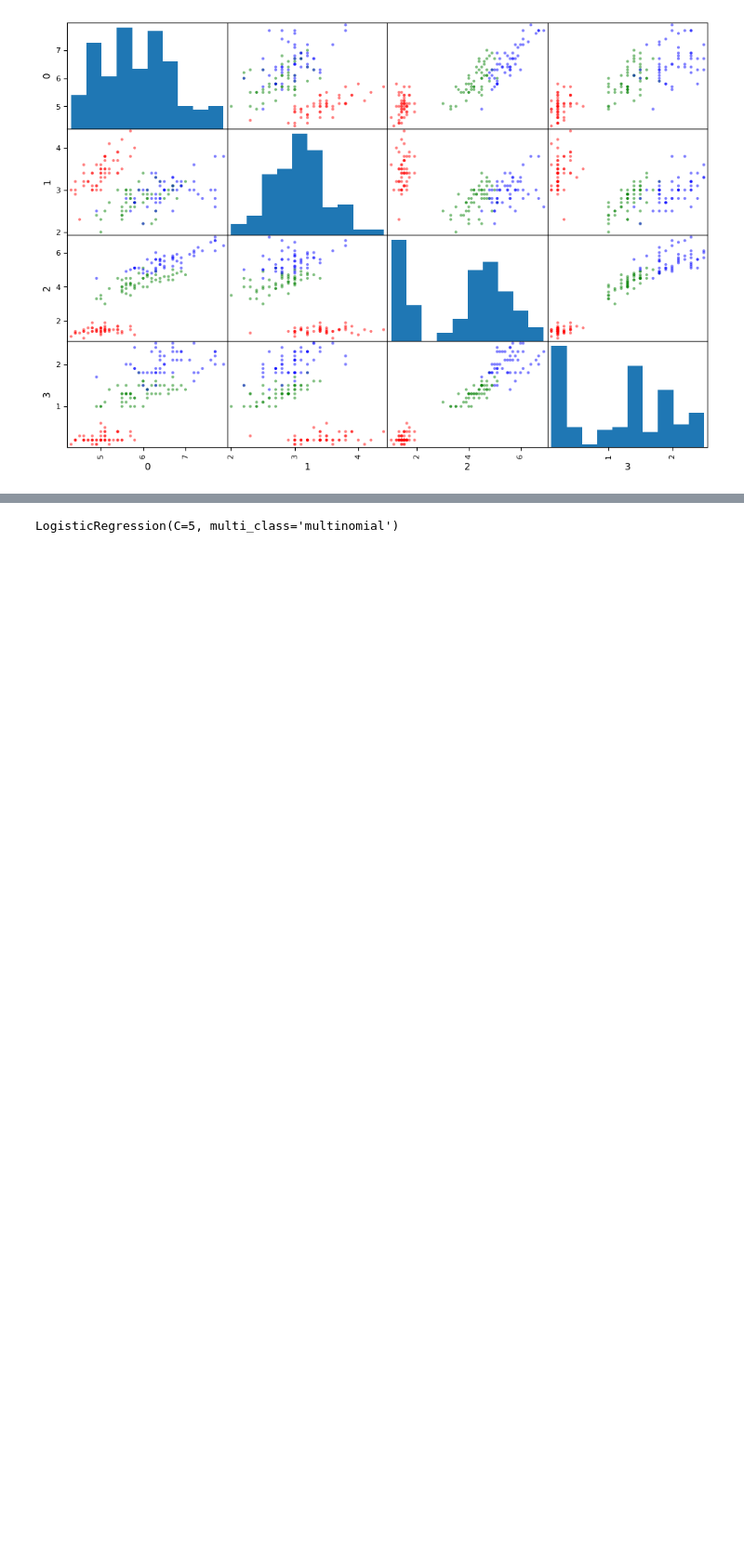
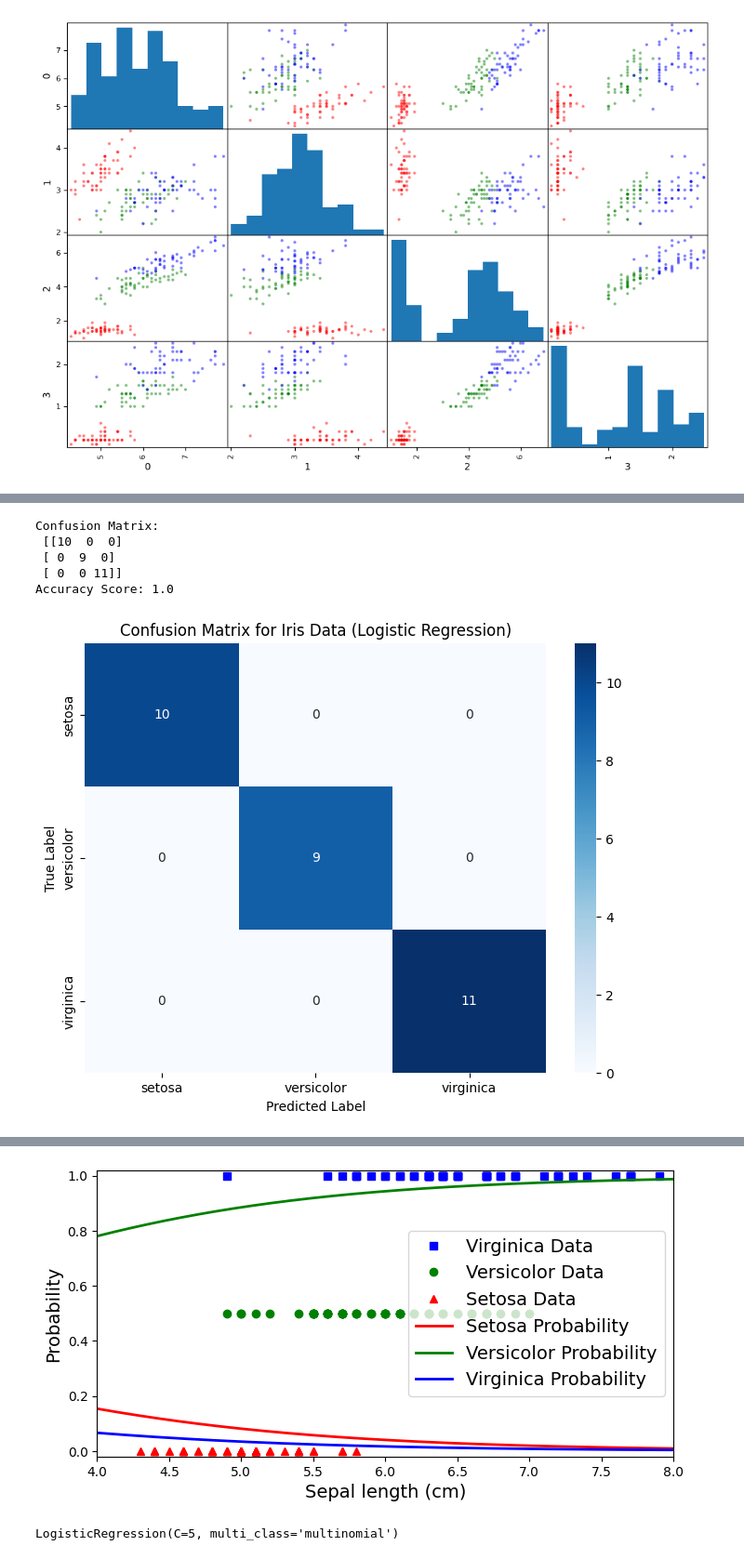
Before and after one commit to NooredeenAjaj/Home-Safety-Monitoring, a Jupyter notebook: lec4_iris_multiclass.ipynb, the cells around one changed output, grey strips where cells are left out. Shown at 93% size. Drawn from its saved outputs; the diff is of its cells as text; code cells hidden in the pictures; blank space fills up the shorter version.

```diff
--- a/lec4_iris_multiclass.ipynb
+++ b/lec4_iris_multiclass.ipynb
@@ -124,0 +123,67 @@ files.download("plotiris3.pdf")
+# %%
+import numpy as np
+import pandas as pd
+import seaborn as sns
+import matplotlib.pyplot as plt
+from sklearn.linear_model import LogisticRegression
+from sklearn.metrics import confusion_matrix, accuracy_score
+from sklearn.model_selection import train_test_split
+from sklearn.datasets import load_iris
+
+# Ladda iris-datasetet och definiera X och y med alla funktioner
+iris = load_iris()
+X = iris["data"] [:, (0,2)] # Alla fyra funktioner
+y = iris["target"]  # y = 0, 1, or 2
+
+# Dela upp data i tränings- och testmängder
+X_train, X_test, y_train, y_test = train_test_split(X, y, test_size=0.2, random_state=42)
+
+# Skapa och träna modellen
+softmaxmodel = LogisticRegression(multi_class="multinomial", solver='lbfgs', max_iter=200)
+softmaxmodel.fit(X_train, y_train)
+
+# Gör förutsägelser på testdatan
+y_pred = softmaxmodel.predict(X_test)
+
+# Beräkna förvirringsmatris och noggrannhet
+conf_matrix = confusion_matrix(y_test, y_pred)
+accuracy = accuracy_score(y_test, y_pred)
+
+# Skriv ut resultaten
+print("Confusion Matrix:\n", conf_matrix)
+print("Accuracy Score:", accuracy)
+
+# Visualisera förvirringsmatrisen med en värmekarta
+plt.figure(figsize=(8, 6))
+sns.heatmap(conf_matrix, annot=True, fmt='d', cmap='Blues', xticklabels=iris.target_names, yticklabels=iris.target_names)
+plt.xlabel('Predicted Label')
+plt.ylabel('True Label')
+plt.title('Confusion Matrix for Iris Data (Logistic Regression)')
+plt.show()
+
+# Förutsäg sannolikheter genom att variera Sepal Length
+Xnew = np.linspace(4, 8, 1000).reshape(-1, 1)  # Varierande sepal length-värden
+Xnew_full = np.hstack([Xnew, np.mean(X_train[:, 1:], axis=0).reshape(1, -1).repeat(Xnew.shape[0], axis=0)])
+
+yproba = softmaxmodel.predict_proba(Xnew_full)
+
+# Plotta sannolikheter mot sepal length
+plt.figure(figsize=(8, 4))
+plt.plot(X[y == 2, 0], 0.5 * y[y == 2], "bs", label="Virginica Data")
+plt.plot(X[y == 1, 0], 0.5 * y[y == 1], "go", label="Versicolor Data")
+plt.plot(X[y == 0, 0], y[y == 0], "r^", label="Setosa Data")
+plt.plot(Xnew, yproba[:, 0], "r-", linewidth=2, label="Setosa Probability")
+plt.plot(Xnew, yproba[:, 1], "g-", linewidth=2, label="Versicolor Probability")
+plt.plot(Xnew, yproba[:, 2], "b-", linewidth=2, label="Virginica Probability")
+plt.xlabel("Sepal length (cm)", fontsize=14)
+plt.ylabel("Probability", fontsize=14)
+plt.legend(loc="best", fontsize=14)
+plt.axis([4, 8, -0.02, 1.02])
+plt
+# %% [output]
+Confusion Matrix:
+ [[10  0  0]
+ [ 0  9  0]
+ [ 0  0 11]]
+Accuracy Score: 1.0
+[figure, added]
@@ -125,3 +191,4 @@ files.download("plotiris3.pdf")
+[figure, added]
 # %%
 X2 = iris["data"][:, (0,2)]  # petal length, petal width
 y = iris["target"]
```
Also changed, not shown: parts of 3 cells of this notebook.
